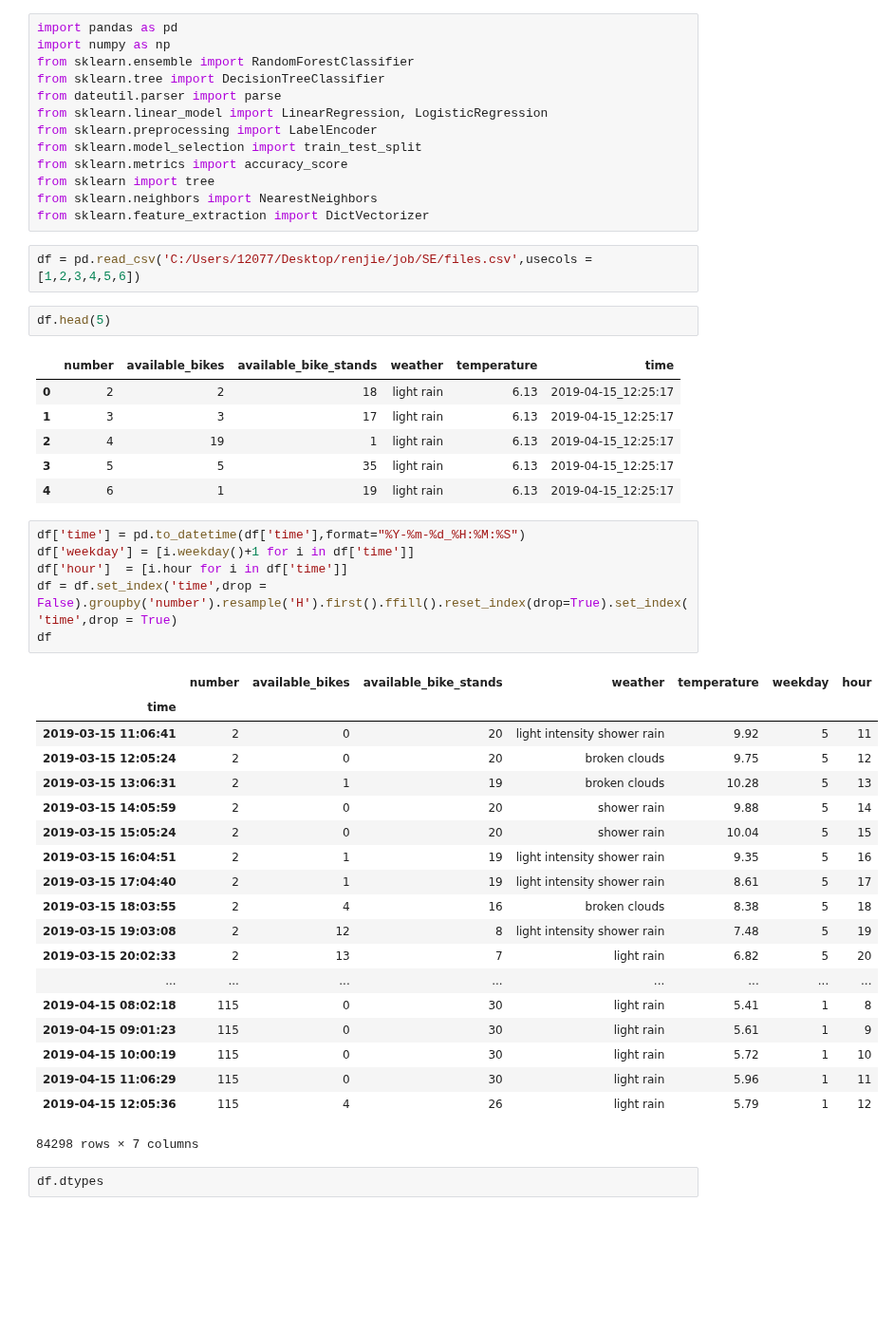
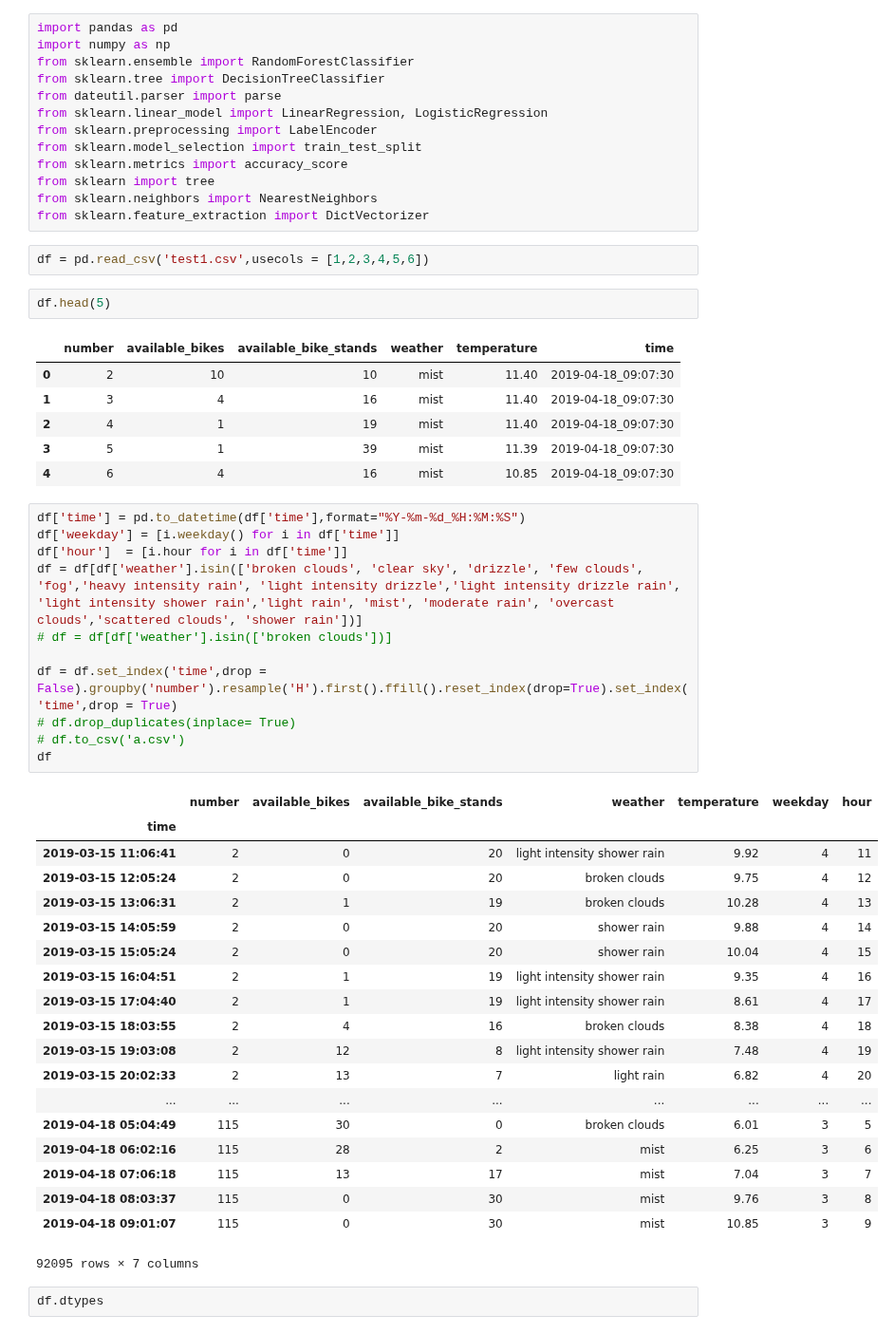
Before and after one commit to sedublinbike/SE, a Jupyter notebook: prediction/dbbikes_prediction_selection.ipynb, the cells around one changed output. Shown at 95% size. Saved outputs shown, nothing was run; the diff lists cells and outputs as text; blank space fills up the shorter version.

```diff
--- a/prediction/dbbikes_prediction_selection.ipynb
+++ b/prediction/dbbikes_prediction_selection.ipynb
@@ -12,42 +12,47 @@ from sklearn import tree
 from sklearn.neighbors import NearestNeighbors
 from sklearn.feature_extraction import DictVectorizer
 # %%
-df = pd.read_csv('C:/Users/12077/Desktop/renjie/job/SE/files.csv',usecols = [1,2,3,4,5,6])
+df = pd.read_csv('test1.csv',usecols = [1,2,3,4,5,6])
 # %%
 df.head(5)
 # %% [output]
 |  | number | available_bikes | available_bike_stands | weather | temperature | time |
-| 0 | 2 | 2 | 18 | light rain | 6.13 | 2019-04-15_12:25:17 |
-| 1 | 3 | 3 | 17 | light rain | 6.13 | 2019-04-15_12:25:17 |
-| 2 | 4 | 19 | 1 | light rain | 6.13 | 2019-04-15_12:25:17 |
-| 3 | 5 | 5 | 35 | light rain | 6.13 | 2019-04-15_12:25:17 |
-| 4 | 6 | 1 | 19 | light rain | 6.13 | 2019-04-15_12:25:17 |
+| 0 | 2 | 10 | 10 | mist | 11.40 | 2019-04-18_09:07:30 |
+| 1 | 3 | 4 | 16 | mist | 11.40 | 2019-04-18_09:07:30 |
+| 2 | 4 | 1 | 19 | mist | 11.40 | 2019-04-18_09:07:30 |
+| 3 | 5 | 1 | 39 | mist | 11.39 | 2019-04-18_09:07:30 |
+| 4 | 6 | 4 | 16 | mist | 10.85 | 2019-04-18_09:07:30 |
 # %%
 df['time'] = pd.to_datetime(df['time'],format="%Y-%m-%d_%H:%M:%S")
-df['weekday'] = [i.weekday()+1 for i in df['time']]
+df['weekday'] = [i.weekday() for i in df['time']]
 df['hour']  = [i.hour for i in df['time']]
+df = df[df['weather'].isin(['broken clouds', 'clear sky', 'drizzle', 'few clouds', 'fog','heavy intensity rain', 'light intensity drizzle','light intensity drizzle rain', 'light intensity shower rain','light rain', 'mist', 'moderate rain', 'overcast clouds','scattered clouds', 'shower rain'])]
+# df = df[df['weather'].isin(['broken clouds'])]
+
 df = df.set_index('time',drop = False).groupby('number').resample('H').first().ffill().reset_index(drop=True).set_index('time',drop = True)
+# df.drop_duplicates(inplace= True)
+# df.to_csv('a.csv')
 df
 # %% [output]
 |  | number | available_bikes | available_bike_stands | weather | temperature | weekday | hour |
 | time |  |  |  |  |  |  |  |
-| 2019-03-15 11:06:41 | 2 | 0 | 20 | light intensity shower rain | 9.92 | 5 | 11 |
-| 2019-03-15 12:05:24 | 2 | 0 | 20 | broken clouds | 9.75 | 5 | 12 |
-| 2019-03-15 13:06:31 | 2 | 1 | 19 | broken clouds | 10.28 | 5 | 13 |
-| 2019-03-15 14:05:59 | 2 | 0 | 20 | shower rain | 9.88 | 5 | 14 |
-| 2019-03-15 15:05:24 | 2 | 0 | 20 | shower rain | 10.04 | 5 | 15 |
-| 2019-03-15 16:04:51 | 2 | 1 | 19 | light intensity shower rain | 9.35 | 5 | 16 |
-| 2019-03-15 17:04:40 | 2 | 1 | 19 | light intensity shower rain | 8.61 | 5 | 17 |
-| 2019-03-15 18:03:55 | 2 | 4 | 16 | broken clouds | 8.38 | 5 | 18 |
-| 2019-03-15 19:03:08 | 2 | 12 | 8 | light intensity shower rain | 7.48 | 5 | 19 |
-| 2019-03-15 20:02:33 | 2 | 13 | 7 | light rain | 6.82 | 5 | 20 |
+| 2019-03-15 11:06:41 | 2 | 0 | 20 | light intensity shower rain | 9.92 | 4 | 11 |
+| 2019-03-15 12:05:24 | 2 | 0 | 20 | broken clouds | 9.75 | 4 | 12 |
+| 2019-03-15 13:06:31 | 2 | 1 | 19 | broken clouds | 10.28 | 4 | 13 |
+| 2019-03-15 14:05:59 | 2 | 0 | 20 | shower rain | 9.88 | 4 | 14 |
+| 2019-03-15 15:05:24 | 2 | 0 | 20 | shower rain | 10.04 | 4 | 15 |
+| 2019-03-15 16:04:51 | 2 | 1 | 19 | light intensity shower rain | 9.35 | 4 | 16 |
+| 2019-03-15 17:04:40 | 2 | 1 | 19 | light intensity shower rain | 8.61 | 4 | 17 |
+| 2019-03-15 18:03:55 | 2 | 4 | 16 | broken clouds | 8.38 | 4 | 18 |
+| 2019-03-15 19:03:08 | 2 | 12 | 8 | light intensity shower rain | 7.48 | 4 | 19 |
+| 2019-03-15 20:02:33 | 2 | 13 | 7 | light rain | 6.82 | 4 | 20 |
 | ... | ... | ... | ... | ... | ... | ... | ... |
-| 2019-04-15 08:02:18 | 115 | 0 | 30 | light rain | 5.41 | 1 | 8 |
-| 2019-04-15 09:01:23 | 115 | 0 | 30 | light rain | 5.61 | 1 | 9 |
-| 2019-04-15 10:00:19 | 115 | 0 | 30 | light rain | 5.72 | 1 | 10 |
-| 2019-04-15 11:06:29 | 115 | 0 | 30 | light rain | 5.96 | 1 | 11 |
-| 2019-04-15 12:05:36 | 115 | 4 | 26 | light rain | 5.79 | 1 | 12 |
+| 2019-04-18 05:04:49 | 115 | 30 | 0 | broken clouds | 6.01 | 3 | 5 |
+| 2019-04-18 06:02:16 | 115 | 28 | 2 | mist | 6.25 | 3 | 6 |
+| 2019-04-18 07:06:18 | 115 | 13 | 17 | mist | 7.04 | 3 | 7 |
+| 2019-04-18 08:03:37 | 115 | 0 | 30 | mist | 9.76 | 3 | 8 |
+| 2019-04-18 09:01:07 | 115 | 0 | 30 | mist | 10.85 | 3 | 9 |
-84298 rows × 7 columns
+92095 rows × 7 columns
 # %%
 df.dtypes
 # %% [output]
```
Also changed, not shown: parts of 11 cells of this notebook.
